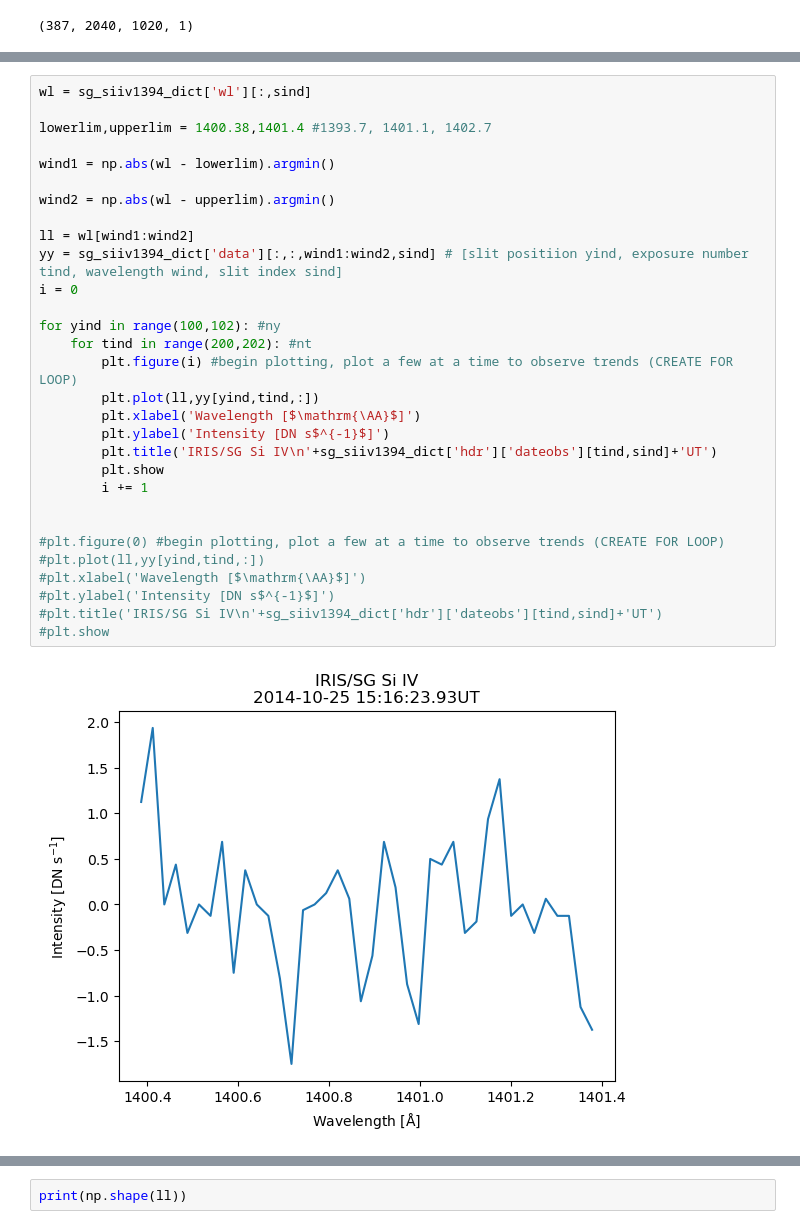
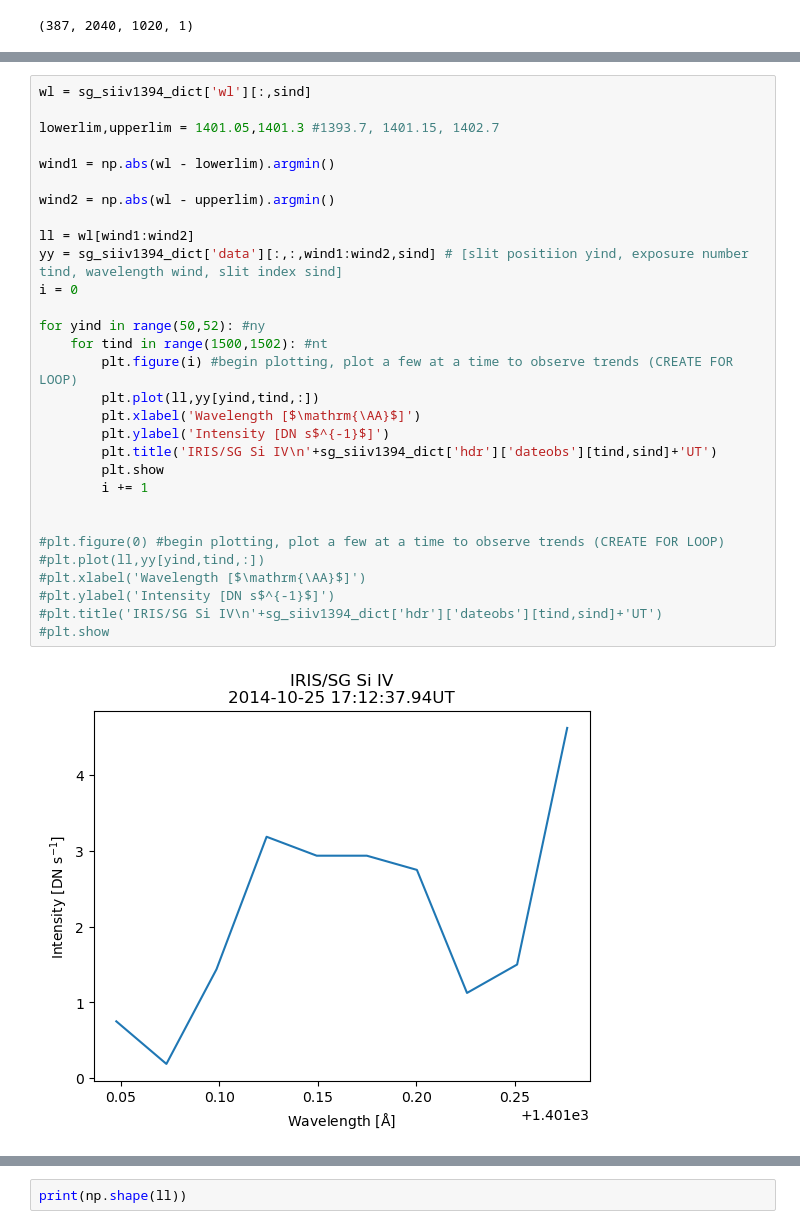
Before and after one commit to SShepard27/TurbulenceInActiveSun, a Jupyter notebook: modifiedIRIS_SG_BasicPlotting.ipynb, the cells around one changed output, grey strips where cells are left out. Saved outputs shown, nothing was run; the diff lists cells and outputs as text.

```diff
--- a/modifiedIRIS_SG_BasicPlotting.ipynb
+++ b/modifiedIRIS_SG_BasicPlotting.ipynb
@@ -86,32 +89,32 @@ plt.show()
 # %%
 wl = sg_siiv1394_dict['wl'][:,sind]
 
-lowerlim,upperlim = 1400.38,1401.4 #1393.7, 1401.1, 1402.7
+lowerlim,upperlim = 1401.05,1401.3 #1393.7, 1401.15, 1402.7
 
 wind1 = np.abs(wl - lowerlim).argmin()
 
 wind2 = np.abs(wl - upperlim).argmin()
 
 ll = wl[wind1:wind2]
 yy = sg_siiv1394_dict['data'][:,:,wind1:wind2,sind] # [slit positiion yind, exposure number tind, wavelength wind, slit index sind]
 i = 0
 
-for yind in range(100,102): #ny
-    for tind in range(200,202): #nt
+for yind in range(50,52): #ny
+    for tind in range(1500,1502): #nt
         plt.figure(i) #begin plotting, plot a few at a time to observe trends (CREATE FOR LOOP)
         plt.plot(ll,yy[yind,tind,:])
         plt.xlabel('Wavelength [$\mathrm{\AA}$]')
         plt.ylabel('Intensity [DN s$^{-1}$]')
         plt.title('IRIS/SG Si IV\n'+sg_siiv1394_dict['hdr']['dateobs'][tind,sind]+'UT')
         plt.show
         i += 1
 
 
 #plt.figure(0) #begin plotting, plot a few at a time to observe trends (CREATE FOR LOOP)
 #plt.plot(ll,yy[yind,tind,:])
 #plt.xlabel('Wavelength [$\mathrm{\AA}$]')
 #plt.ylabel('Intensity [DN s$^{-1}$]')
 #plt.title('IRIS/SG Si IV\n'+sg_siiv1394_dict['hdr']['dateobs'][tind,sind]+'UT')
 #plt.show
 # %% [output]
-[figure, old version]
+[figure, new version]
```
Also changed, not shown: parts of 4 cells of this notebook.
